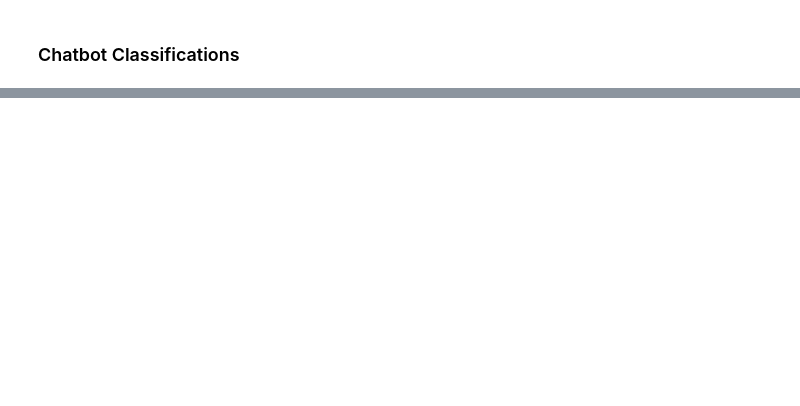
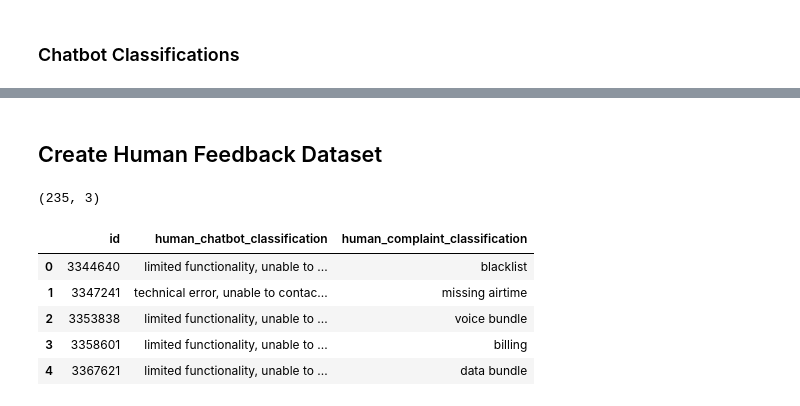
Before and after one commit to JohnnyFoulds/dsm050-2023-apr, a Jupyter notebook: notebooks/01_hellopeter/01-06_human_feedback.ipynb, the cells around one changed output, grey strips where cells are left out. Drawn from its saved outputs; the diff is of its cells as text; code cells hidden in the pictures; blank space fills up the shorter version.

```diff
--- a/notebooks/01_hellopeter/01-06_human_feedback.ipynb
+++ b/notebooks/01_hellopeter/01-06_human_feedback.ipynb
@@ -446,0 +236,16 @@ df_categories \
+# %% [markdown]
+## Create Human Feedback Dataset
+# %%
+df_human = df_source_human[['id', 'human_chatbot_classification', 'human_complaint_classification']]
+
+# show the first 5 rows
+print(df_human.shape)
+display(df_human.head())
+# %% [output]
+(235, 3)
+|  | id | human_chatbot_classification | human_complaint_classification |
+| 0 | 3344640 | limited functionality, unable to ... | blacklist |
+| 1 | 3347241 | technical error, unable to contac... | missing airtime |
+| 2 | 3353838 | limited functionality, unable to ... | voice bundle |
+| 3 | 3358601 | limited functionality, unable to ... | billing |
+| 4 | 3367621 | limited functionality, unable to ... | data bundle |
```
Also changed, not shown: parts of 21 cells of this notebook, 4 other files.
